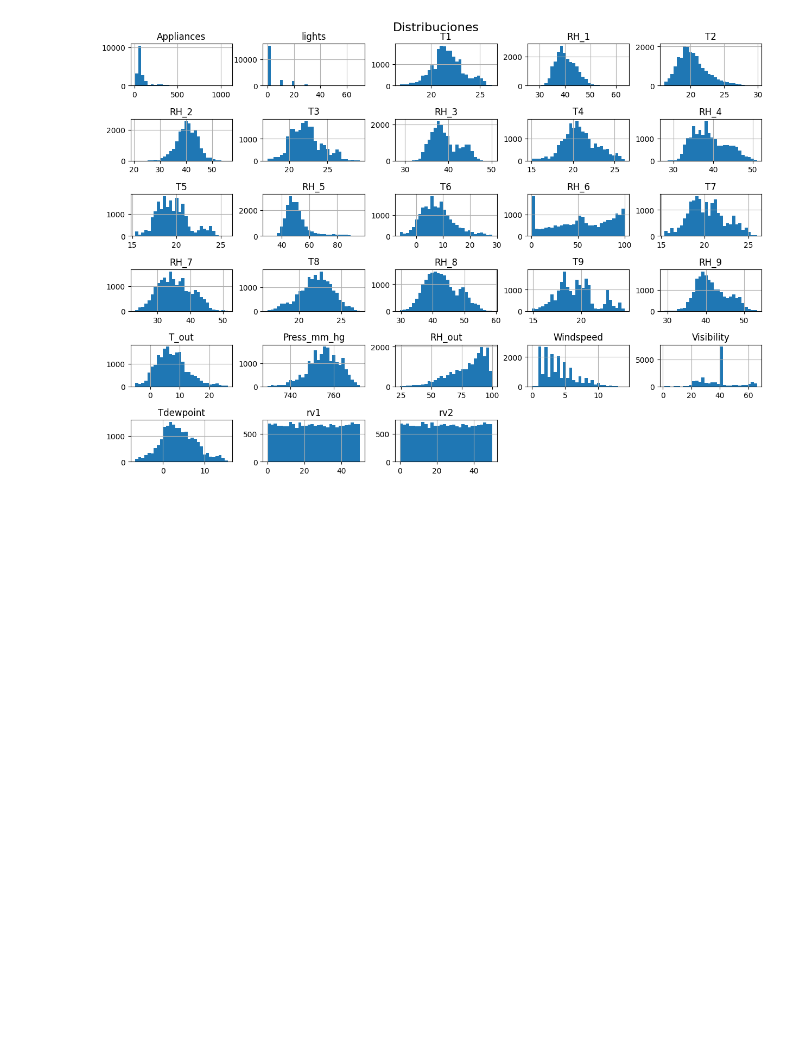
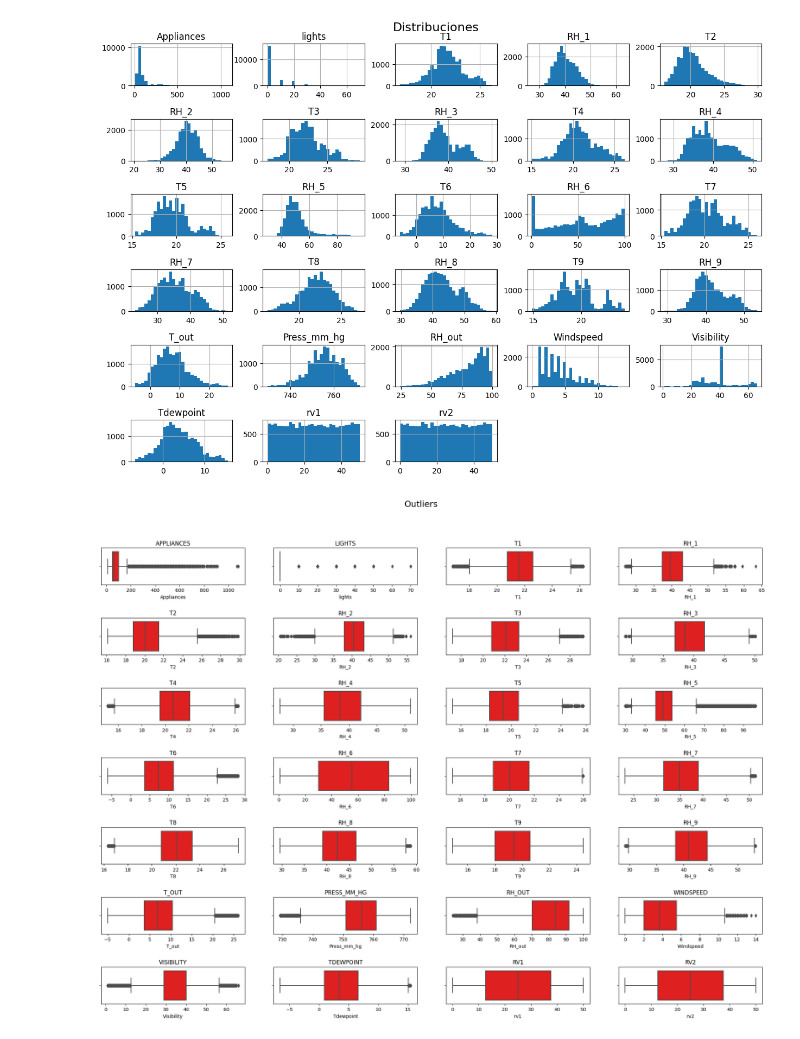
Before and after one commit to Dern965/ProyectoDaad, a Jupyter notebook: Proyecto.ipynb, the cells around one changed output. Saved outputs shown, nothing was run; the diff lists cells and outputs as text; code cells hidden in the pictures; blank space fills up the shorter version.

```diff
--- a/Proyecto.ipynb
+++ b/Proyecto.ipynb
@@ -59,3 +89,15 @@ plt.subplots_adjust(hspace=0.8)
 plt.show()
 # %% [output]
 [figure]
+# %%
+col_list = list(df.describe().columns)
+plt.figure(figsize=(25, 20))
+plt.suptitle("Outliers", fontsize=18, y=0.95)
+
+for i, columna in enumerate(col_list):
+    ax = plt.subplot(8, 4, i + 1)
+    plt.subplots_adjust(hspace=0.9, wspace=0.2)
+    sns.boxplot(x=df[columna],color='red', ax = ax)
+    ax.set_title(columna.upper())
+# %% [output]
+[figure, added]
```
Also changed, not shown: parts of 3 cells of this notebook.
